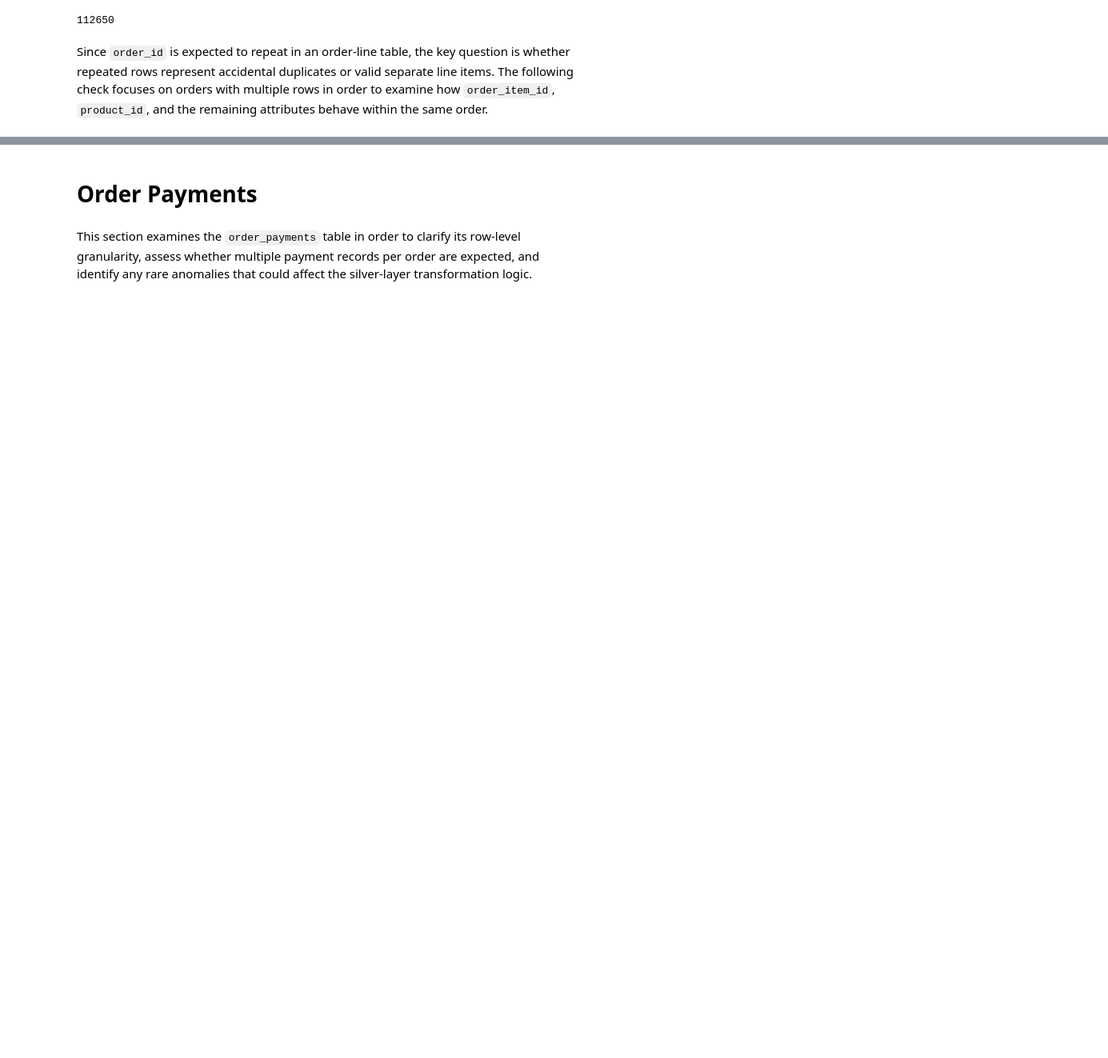
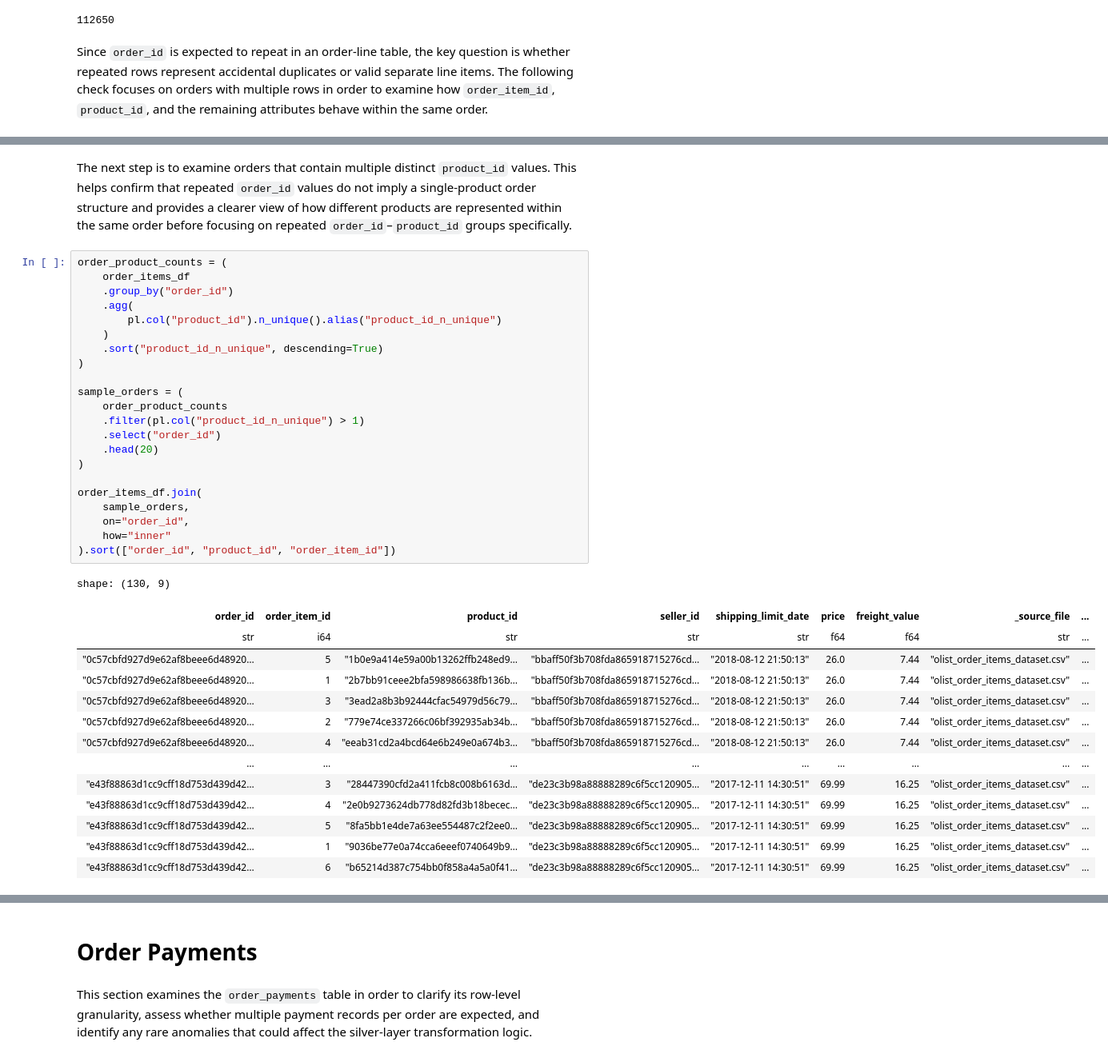
Before and after one commit to Daniel-Prokopenko/ecommerce_data_platform, a Jupyter notebook: notebooks/silver_prep.ipynb, the cells around one changed output, grey strips where cells are left out. Shown at 80% size. Drawn from its saved outputs; the diff is of its cells as text; blank space fills up the shorter version.

Commit message:
Refine order_items reasoning in silver prep

```diff
--- a/notebooks/silver_prep.ipynb
+++ b/notebooks/silver_prep.ipynb
@@ -186,3 +185,42 @@ shape: (23_787, 9)
 | "fffb9224b6fc7c43ebb0904318b10b… | 2 | "43423cdffde7fda63d0414ed38c11a… | "b1fc4f64df5a0e8b6913ab38803c57… | "2017-11-03 02:55:58" | 55.0 | 34.19 | "olist_order_items_dataset.csv" | ... |
 | "fffb9224b6fc7c43ebb0904318b10b… | 3 | "43423cdffde7fda63d0414ed38c11a… | "b1fc4f64df5a0e8b6913ab38803c57… | "2017-11-03 02:55:58" | 55.0 | 34.19 | "olist_order_items_dataset.csv" | ... |
 | "fffb9224b6fc7c43ebb0904318b10b… | 4 | "43423cdffde7fda63d0414ed38c11a… | "b1fc4f64df5a0e8b6913ab38803c57… | "2017-11-03 02:55:58" | 55.0 | 34.19 | "olist_order_items_dataset.csv" | ... |
+# %% [markdown]
+The next step is to examine orders that contain multiple distinct `product_id` values. This helps confirm that repeated `order_id` values do not imply a single-product order structure and provides a clearer view of how different products are represented within the same order before focusing on repeated `order_id`–`product_id` groups specifically.
+# %%
+order_product_counts = (
+    order_items_df
+    .group_by("order_id")
+    .agg(
+        pl.col("product_id").n_unique().alias("product_id_n_unique")
+    )
+    .sort("product_id_n_unique", descending=True)
+)
+
+sample_orders = (
+    order_product_counts
+    .filter(pl.col("product_id_n_unique") > 1)
+    .select("order_id")
+    .head(20)
+)
+
+order_items_df.join(
+    sample_orders,
+    on="order_id",
+    how="inner"
+).sort(["order_id", "product_id", "order_item_id"])
+# %% [output]
+shape: (130, 9)
+| order_id | order_item_id | product_id | seller_id | shipping_limit_date | price | freight_value | _source_file | ... |
+| str | i64 | str | str | str | f64 | f64 | str | ... |
+| "0c57cbfd927d9e62af8beee6d48920… | 5 | "1b0e9a414e59a00b13262ffb248ed9… | "bbaff50f3b708fda865918715276cd… | "2018-08-12 21:50:13" | 26.0 | 7.44 | "olist_order_items_dataset.csv" | ... |
+| "0c57cbfd927d9e62af8beee6d48920… | 1 | "2b7bb91ceee2bfa598986638fb136b… | "bbaff50f3b708fda865918715276cd… | "2018-08-12 21:50:13" | 26.0 | 7.44 | "olist_order_items_dataset.csv" | ... |
+| "0c57cbfd927d9e62af8beee6d48920… | 3 | "3ead2a8b3b92444cfac54979d56c79… | "bbaff50f3b708fda865918715276cd… | "2018-08-12 21:50:13" | 26.0 | 7.44 | "olist_order_items_dataset.csv" | ... |
+| "0c57cbfd927d9e62af8beee6d48920… | 2 | "779e74ce337266c06bf392935ab34b… | "bbaff50f3b708fda865918715276cd… | "2018-08-12 21:50:13" | 26.0 | 7.44 | "olist_order_items_dataset.csv" | ... |
+| "0c57cbfd927d9e62af8beee6d48920… | 4 | "eeab31cd2a4bcd64e6b249e0a674b3… | "bbaff50f3b708fda865918715276cd… | "2018-08-12 21:50:13" | 26.0 | 7.44 | "olist_order_items_dataset.csv" | ... |
+| … | … | … | … | … | … | … | … | ... |
+| "e43f88863d1cc9cff18d753d439d42… | 3 | "28447390cfd2a411fcb8c008b6163d… | "de23c3b98a88888289c6f5cc120905… | "2017-12-11 14:30:51" | 69.99 | 16.25 | "olist_order_items_dataset.csv" | ... |
+| "e43f88863d1cc9cff18d753d439d42… | 4 | "2e0b9273624db778d82fd3b18becec… | "de23c3b98a88888289c6f5cc120905… | "2017-12-11 14:30:51" | 69.99 | 16.25 | "olist_order_items_dataset.csv" | ... |
+| "e43f88863d1cc9cff18d753d439d42… | 5 | "8fa5bb1e4de7a63ee554487c2f2ee0… | "de23c3b98a88888289c6f5cc120905… | "2017-12-11 14:30:51" | 69.99 | 16.25 | "olist_order_items_dataset.csv" | ... |
+| "e43f88863d1cc9cff18d753d439d42… | 1 | "9036be77e0a74cca6eeef0740649b9… | "de23c3b98a88888289c6f5cc120905… | "2017-12-11 14:30:51" | 69.99 | 16.25 | "olist_order_items_dataset.csv" | ... |
+| "e43f88863d1cc9cff18d753d439d42… | 6 | "b65214d387c754bb0f858a4a5a0f41… | "de23c3b98a88888289c6f5cc120905… | "2017-12-11 14:30:51" | 69.99 | 16.25 | "olist_order_items_dataset.csv" | ... |
```
Also changed, not shown: parts of 8 cells of this notebook.
